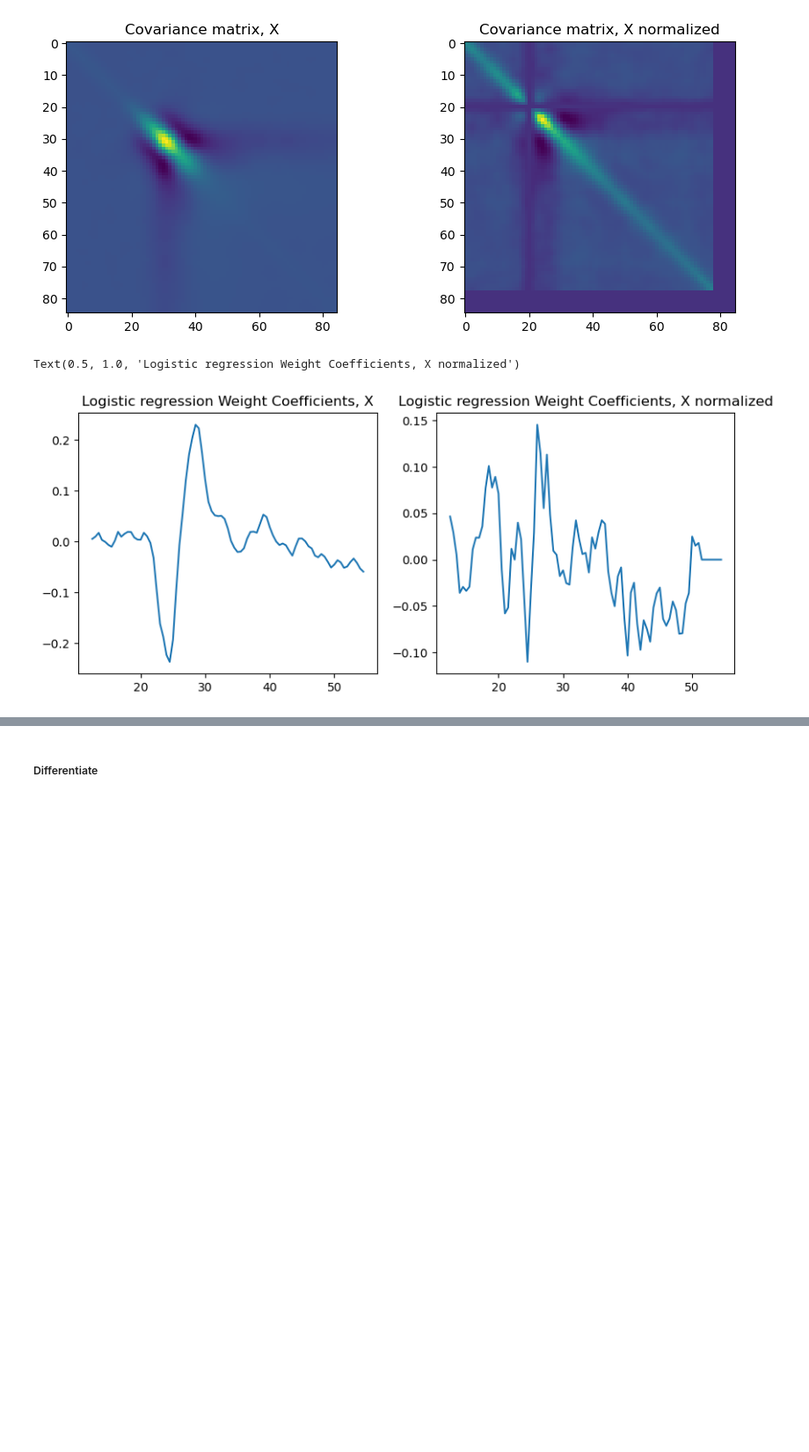
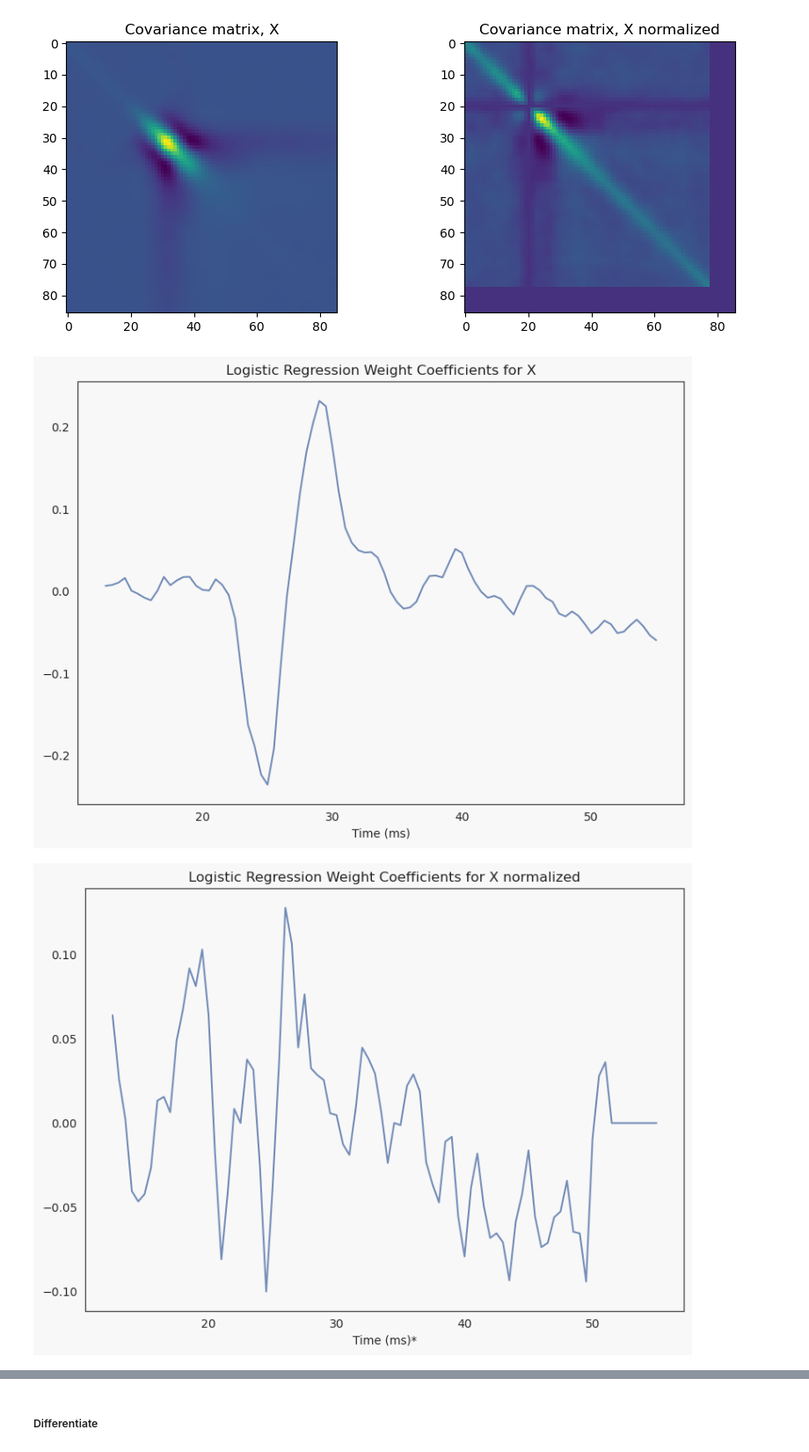
Before and after one commit to johannefranck/MEP, a Jupyter notebook: main_A.ipynb, the cells around one changed output, grey strips where cells are left out. Shown at 88% size. Drawn from its saved outputs; the diff is of its cells as text; code cells hidden in the pictures; blank space fills up the shorter version.

```diff
--- a/main_A.ipynb
+++ b/main_A.ipynb
@@ -347,0 +359,9 @@ df = pd.DataFrame(data, columns=['random_numbers'])
+# %%
+colorpalette = ["#FCA311", "#F9A128", "#F79B41", "#F69756", "#F3926B", "#EF8D80", "#EC8994", "#E984A9", "#E67FBF", "#E379D3"]
+colorpalette = ["#1C2A3A", "#354656", "#738CB8", "#8AA2B8", "#A8C0CD"]
+colorpalette =  ["#334E6C", "#4A6885", "#6D8FB8", "#87A7C2", "#A0C0CC"]
+custom_palette_ct_12 = sns.color_palette(colorpalette)
+Xt = np.transpose(X)
+pca = PCA(n_components=5)
+pca.fit(Xt)
+components = pca.components_
@@ -463,22 +592,56 @@ plt.show()
 # %%
 tot_scores, tot_indi_scores, mean_indi_scores, all_subject_coefficients = models.kfold_svm_prsubject_stratified(X, y, groups, onerow = False)
 tot_scores, tot_indi_scores, mean_indi_scores, all_subject_coefficients_Xnorm = models.kfold_svm_prsubject_stratified(X_norm, y, groups, onerow = False)
 W = np.mean(all_subject_coefficients, axis=0)
 W_Xnorm = np.mean(all_subject_coefficients_Xnorm, axis=0)
 
 
-# Create a figure and subplots
-fig, (ax1, ax2) = plt.subplots(1, 2, figsize=(10, 4))
+# Define the color palette and background color
+colorpalette = ['#2D3748', '#738CB8', '#FCA311', '#BFEDC1']
+background_color = '#F8F8F8'
 
-# Plot data on the first subplot
-ax1.plot(np.arange(X.shape[0]) / 2000 * 1000 + 12.5, W)
-ax1.set_title('Logistic regression Weight Coefficients, X')
-# Plot data on the second subplot
-ax2.plot(np.arange(X.shape[0]) / 2000 * 1000 + 12.5, W_Xnorm)
-ax2.set_title('Logistic regression Weight Coefficients, X normalized')
+# Create the first figure
+fig1, ax1 = plt.subplots(figsize=(8, 6), facecolor=background_color)
+
+# Set the background color for the first figure
+ax1.set_facecolor(background_color)
+
+# Plot data on the first figure
+ax1.plot(np.arange(X.shape[0]) / 2000 * 1000 + 12.5, W, color=colorpalette[1])
+ax1.set_title('Logistic Regression Weight Coefficients for X')
+ax1.set_xlabel('Time (ms)')
+#ax1.set_ylabel('Weight Coefficients')
+
+# Adjust the layout
+plt.tight_layout()
+
+# Save the first figure as an image
+fig1.savefig('LogisticWeightCoefficientsX.png', dpi=300)  # Specify the desired filename and DPI
+
+# Create the second figure
+fig2, ax2 = plt.subplots(figsize=(8,6), facecolor=background_color)
+
+# Set the background color for the second figure
+ax2.set_facecolor(background_color)
+
+# Plot data on the second figure
+ax2.plot(np.arange(X.shape[0]) / 2000 * 1000 + 12.5, W_Xnorm, color=colorpalette[1])
+ax2.set_title('Logistic Regression Weight Coefficients for X normalized')
+ax2.set_xlabel('Time (ms)*')
+#ax2.set_ylabel('Weight Coefficients')
+
+# Adjust the layout
+plt.tight_layout()
+
+# Save the second figure as an image
+fig2.savefig('LogisticWeightCoefficientsXnormalized.png', dpi=300)  # Specify the desired filename and DPI
+
+# Close the figures to free up memory
+#plt.close(fig1)
+#plt.close(fig2)
 # %% [output]
-Text(0.5, 1.0, 'Logistic regression Weight Coefficients, X normalized')
-[figure, old version]
+[figure, new version]
+[figure, added]
 # %%
 # compute the activation pattern: A = Sigma_x W Sigma_s, where Sigma_s is the covariance between the latent features
 A = covariance_matrix_X @ W
```
Also changed, not shown: parts of 31 cells of this notebook.
